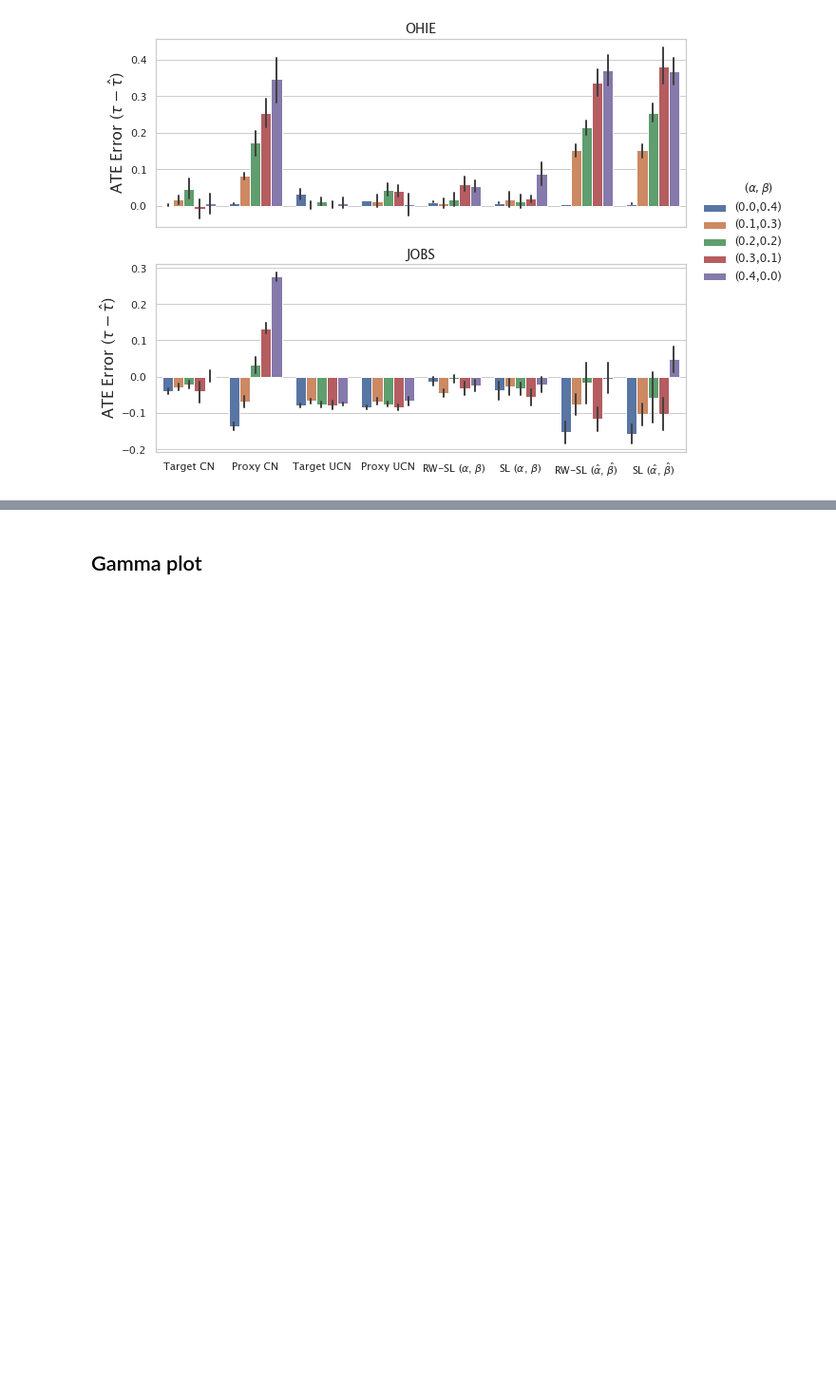
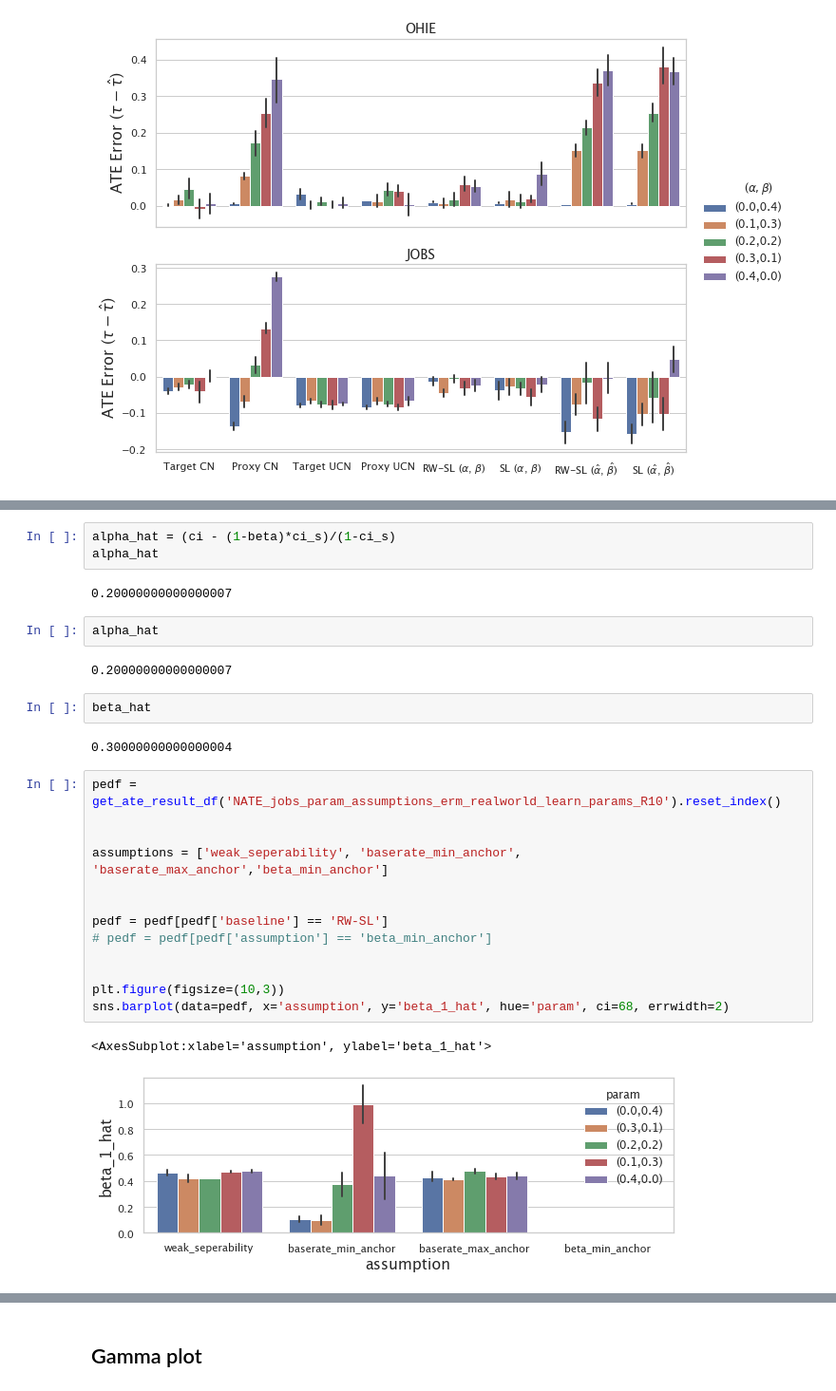
Before and after one commit to lguerdan/counterfactual-decision-support, a Jupyter notebook: notebook_results.ipynb, the cells around one changed output, grey strips where cells are left out. Shown at 95% size. Drawn from its saved outputs; the diff is of its cells as text; blank space fills up the shorter version.

Commit message:
Add outcome baserate

```diff
--- a/notebook_results.ipynb
+++ b/notebook_results.ipynb
@@ -380,0 +321,29 @@ KeyError: "Columns not found: 'beta_1_error', 'alpha_1_error'"
+# %%
+alpha_hat = (ci - (1-beta)*ci_s)/(1-ci_s)
+alpha_hat
+# %% [output]
+0.20000000000000007
+# %%
+alpha_hat
+# %% [output]
+0.20000000000000007
+# %%
+beta_hat
+# %% [output]
+0.30000000000000004
+# %%
+pedf = get_ate_result_df('NATE_jobs_param_assumptions_erm_realworld_learn_params_R10').reset_index()
+
+
+assumptions = ['weak_seperability', 'baserate_min_anchor', 'baserate_max_anchor','beta_min_anchor']
+
+
+pedf = pedf[pedf['baseline'] == 'RW-SL']
+# pedf = pedf[pedf['assumption'] == 'beta_min_anchor']
+
+
+plt.figure(figsize=(10,3))
+sns.barplot(data=pedf, x='assumption', y='beta_1_hat', hue='param', ci=68, errwidth=2)
+# %% [output]
+<AxesSubplot:xlabel='assumption', ylabel='beta_1_hat'>
+[figure, added]
```
Also changed, not shown: parts of 34 cells of this notebook, 1 other file.
